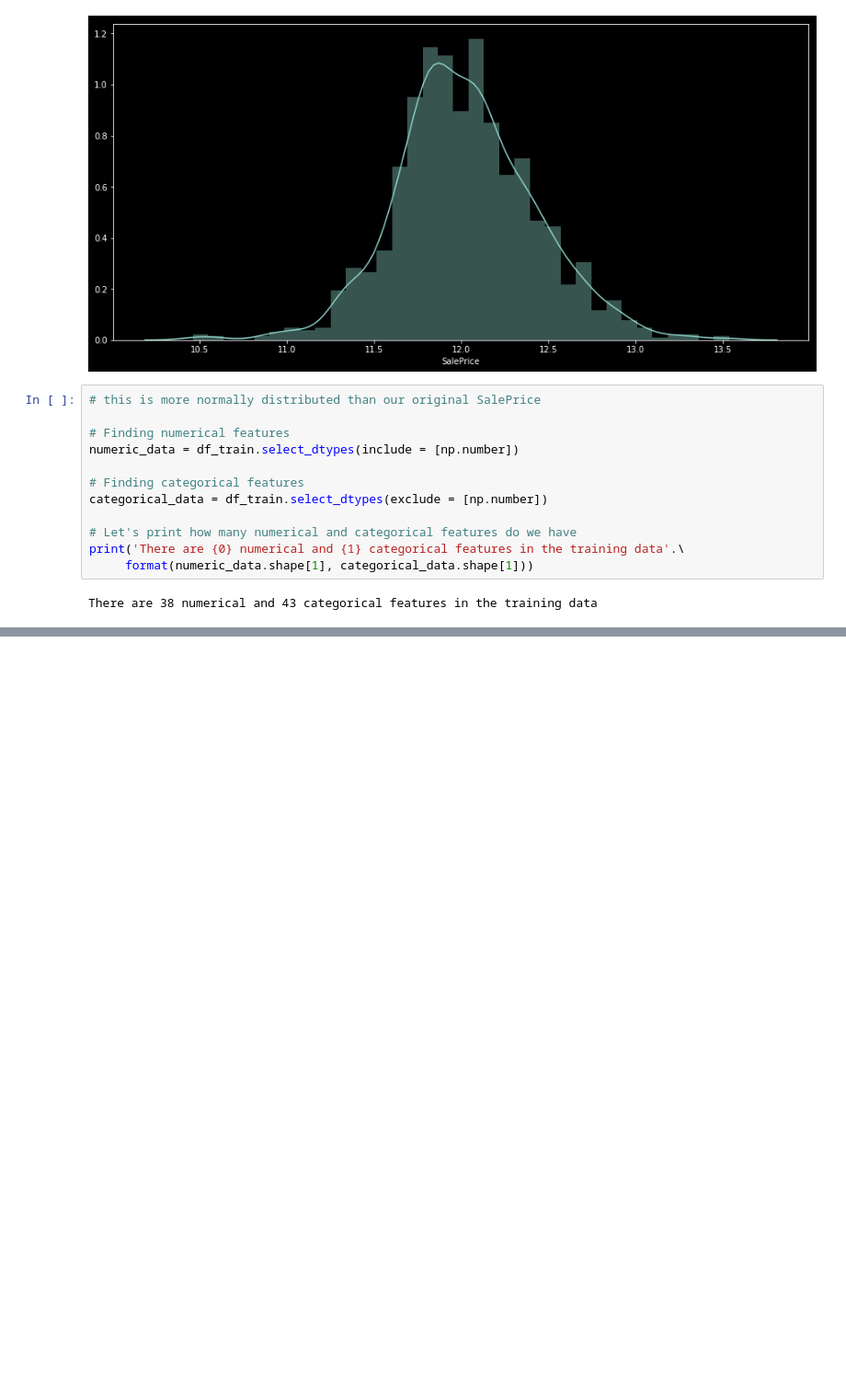
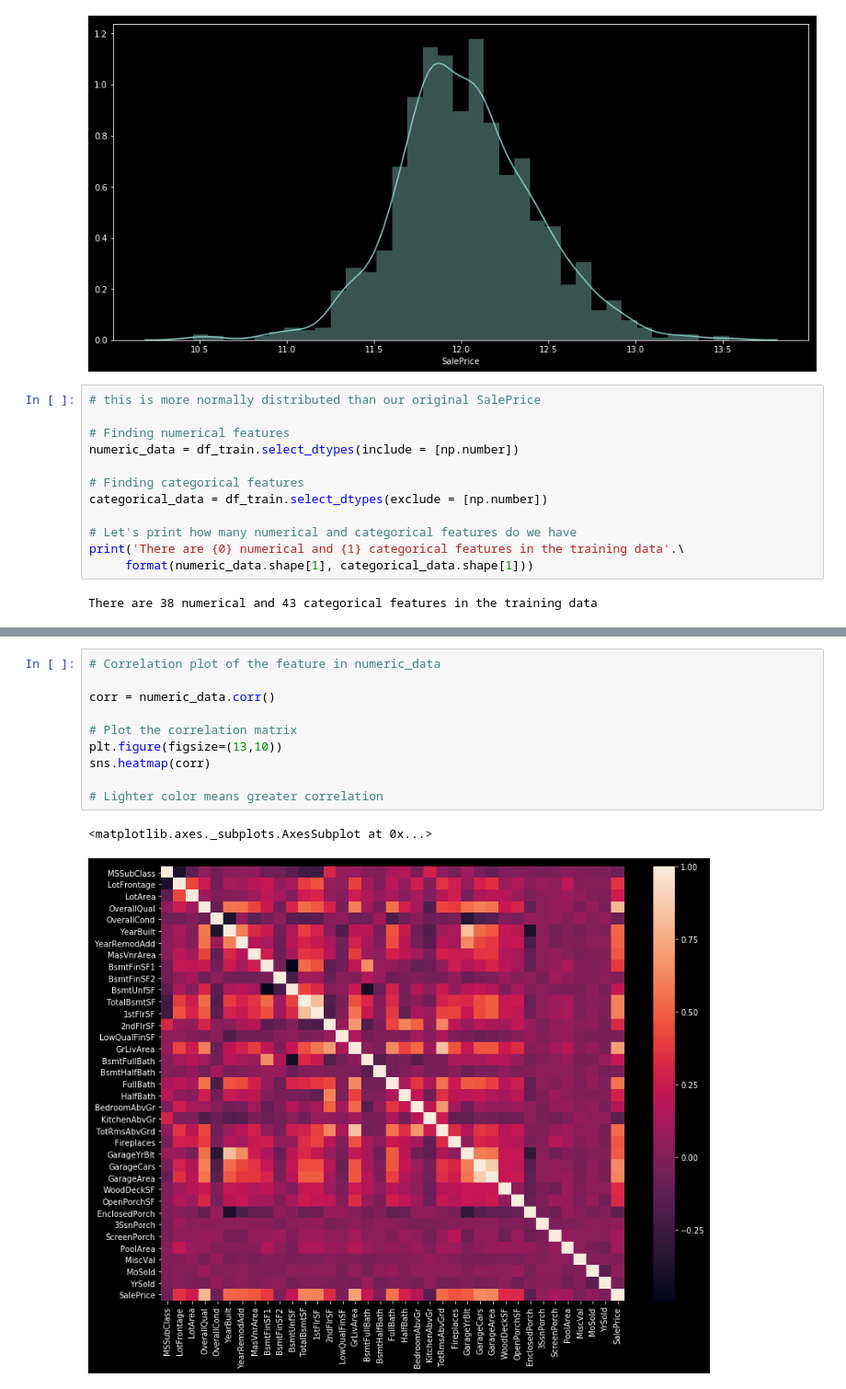
Before and after one commit to JPLAVALLEY/kaggle, a Jupyter notebook: House_Prices_Model_Development.ipynb, the cells around one changed output, grey strips where cells are left out. Shown at 92% size. Drawn from its saved outputs; the diff is of its cells as text; blank space fills up the shorter version.

```diff
--- a/House_Prices_Model_Development.ipynb
+++ b/House_Prices_Model_Development.ipynb
@@ -118,0 +153,13 @@ There are 38 numerical and 43 categorical features in the training data
+# %%
+# Correlation plot of the feature in numeric_data
+
+corr = numeric_data.corr()
+
+# Plot the correlation matrix
+plt.figure(figsize=(13,10))
+sns.heatmap(corr)
+
+# Lighter color means greater correlation
+# %% [output]
+<matplotlib.axes._subplots.AxesSubplot at 0x...>
+[figure, added]
```
Also changed, not shown: parts of 9 cells of this notebook.
